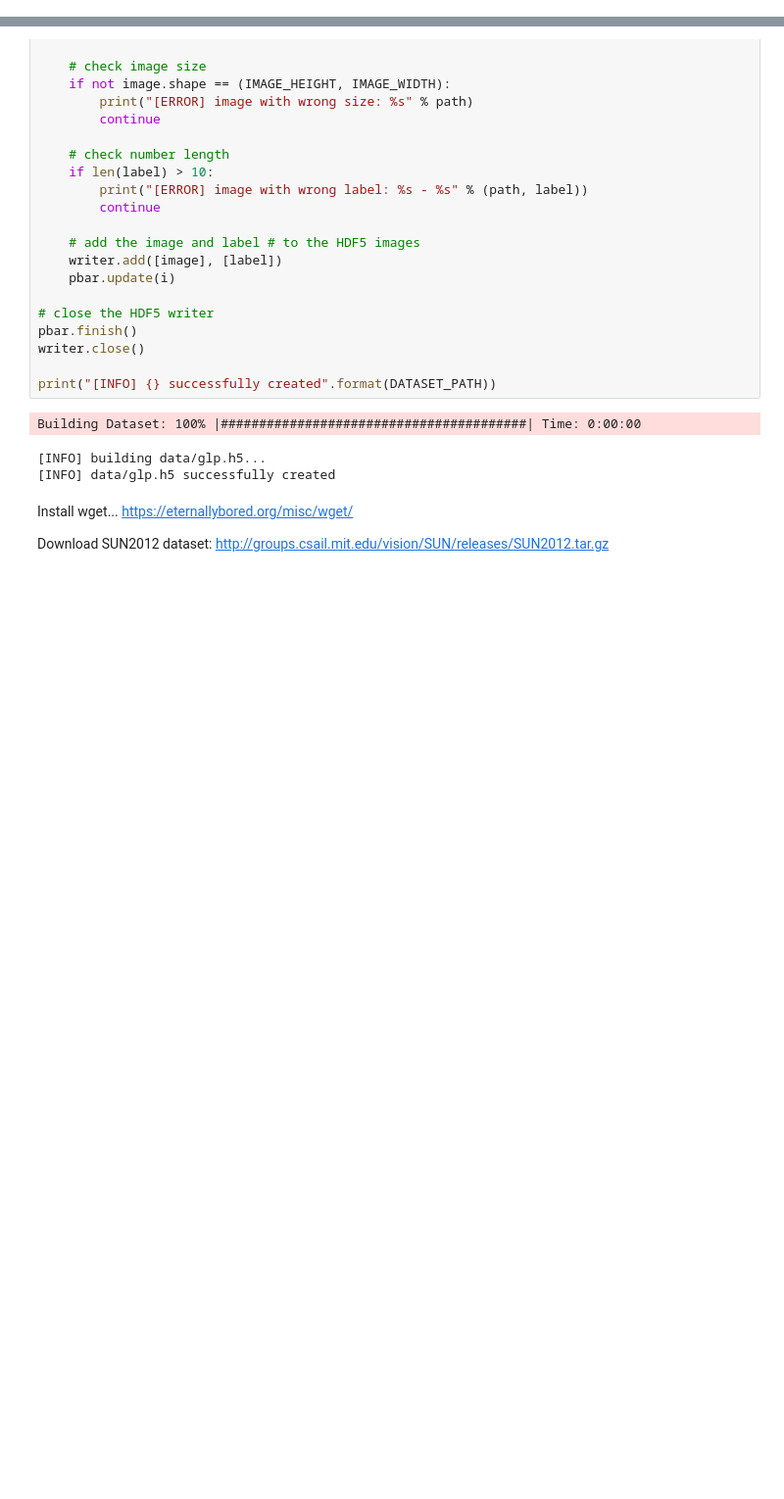
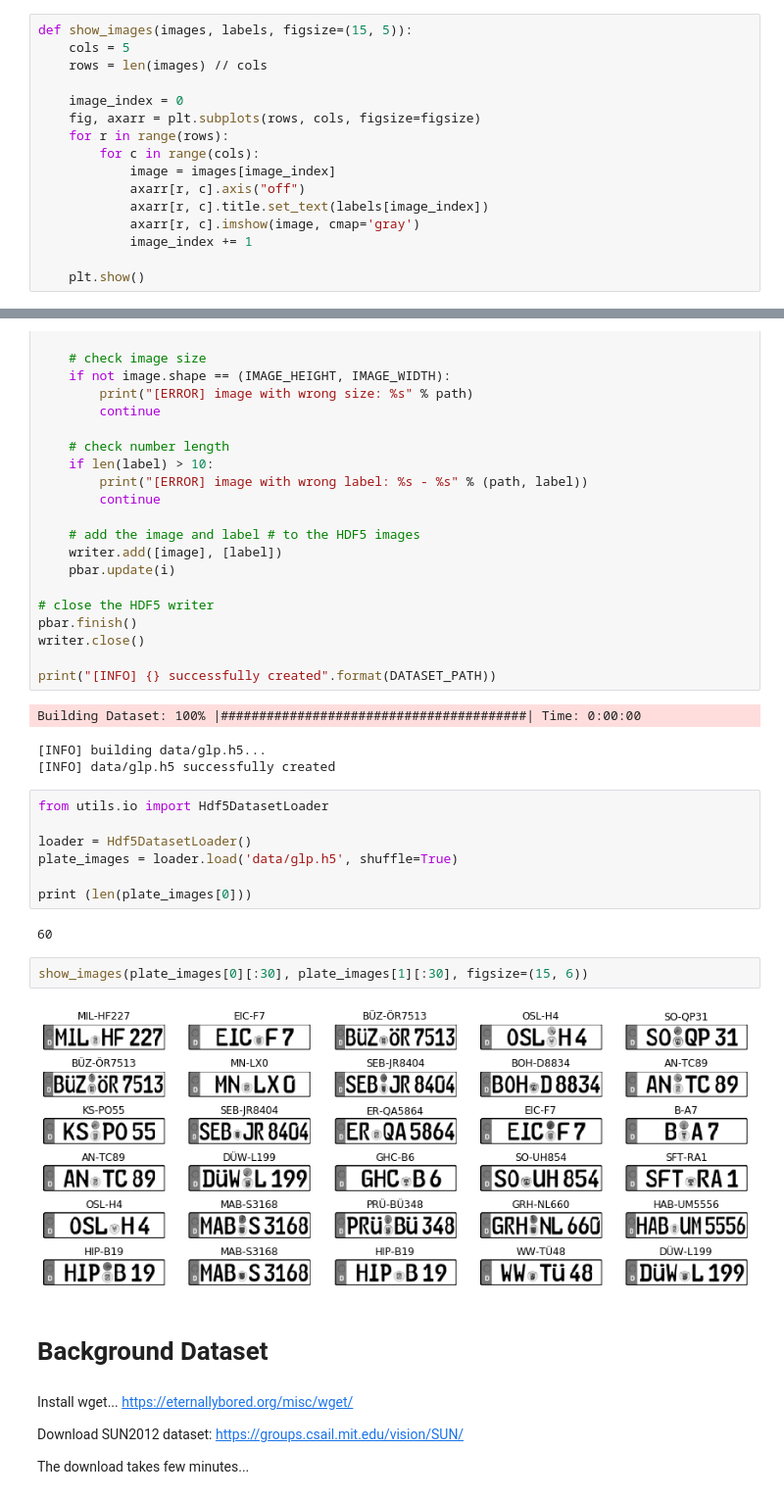
Before and after one commit to aboerzel/German_License_Plate_Recognition, a Jupyter notebook: Data_Collection.ipynb, the cells around one changed output, grey strips where cells are left out. Shown at 98% size. Cells and saved outputs as stored; diff of their text form; blank space fills up the shorter version.

Commit message:
feat: license plate dataset

```diff
--- a/Data_Collection.ipynb
+++ b/Data_Collection.ipynb
@@ -25,6 +25,22 @@ from imutils import paths
 from PIL import Image
 
 from config import config
+# %%
+def show_images(images, labels, figsize=(15, 5)):
+    cols = 5
+    rows = len(images) // cols
+
+    image_index = 0
+    fig, axarr = plt.subplots(rows, cols, figsize=figsize)
+    for r in range(rows):
+        for c in range(cols):
+            image = images[image_index]
+            axarr[r, c].axis("off")
+            axarr[r, c].title.set_text(labels[image_index])
+            axarr[r, c].imshow(image, cmap='gray')
+            image_index += 1
+
+    plt.show()
 # %%
 !pygmentize config/config.py
 # %% [output]
@@ -335,10 +361,27 @@ print("[INFO] {} successfully created".format(DATASET_PATH))
 Building Dataset: 100% |########################################| Time: 0:00:00
 [INFO] building data/glp.h5...
 [INFO] data/glp.h5 successfully created
+# %%
+from utils.io import Hdf5DatasetLoader
+
+loader = Hdf5DatasetLoader()
+plate_images = loader.load('data/glp.h5', shuffle=True)
+
+print (len(plate_images[0]))
+# %% [output]
+60
+# %%
+show_images(plate_images[0][:30], plate_images[1][:30], figsize=(15, 6))
+# %% [output]
+[figure, added]
+# %% [markdown]
+# Background Dataset
 # %% [markdown]
 Install wget... https://eternallybored.org/misc/wget/
 
-Download SUN2012 dataset: http://groups.csail.mit.edu/vision/SUN/releases/SUN2012.tar.gz
+Download SUN2012 dataset: https://groups.csail.mit.edu/vision/SUN/
+
+The download takes few minutes...
 # %%
 %%bash
 wget http://groups.csail.mit.edu/vision/SUN/releases/SUN2012.tar.gz -P data
```
Also changed, not shown: parts of 11 cells of this notebook.
